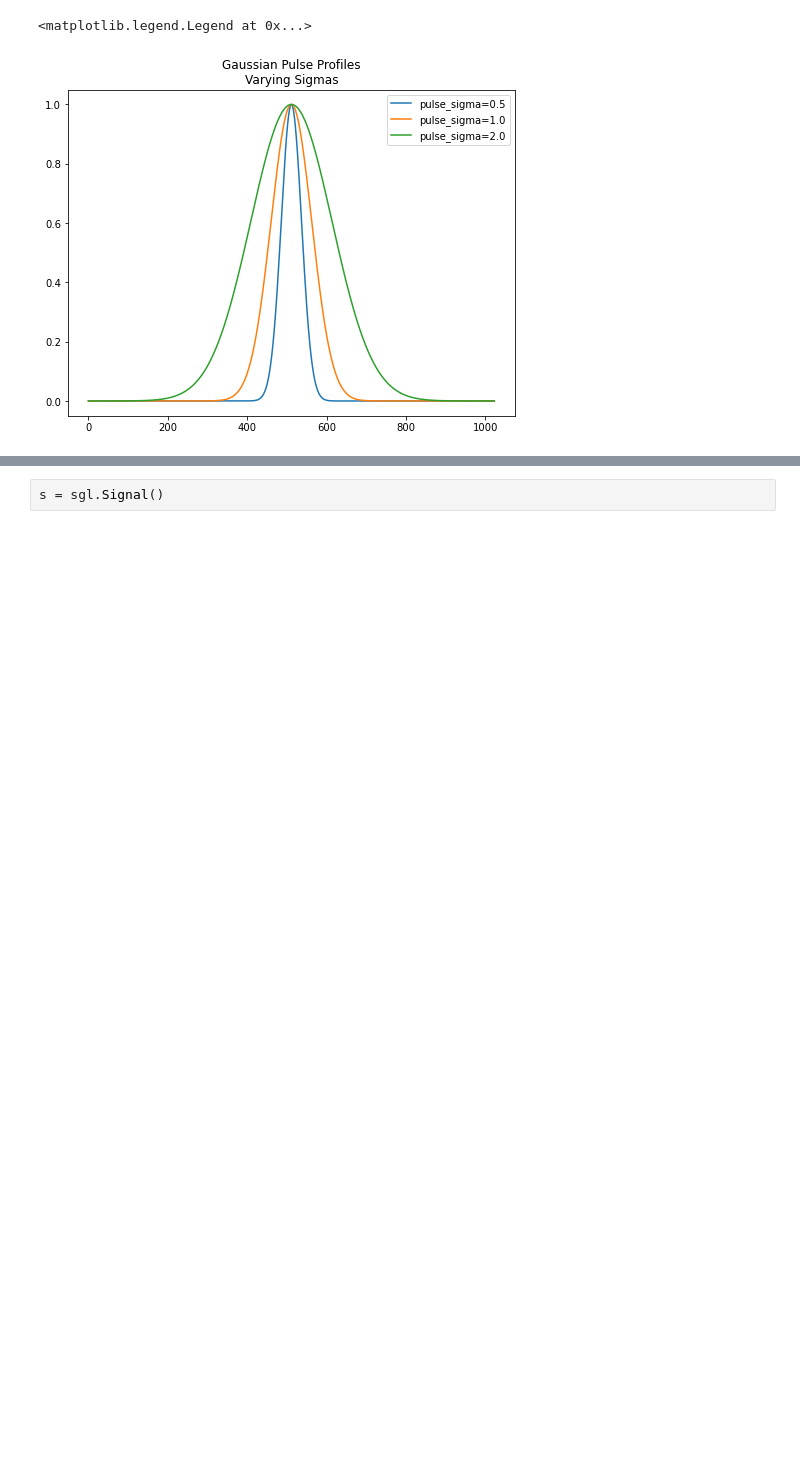
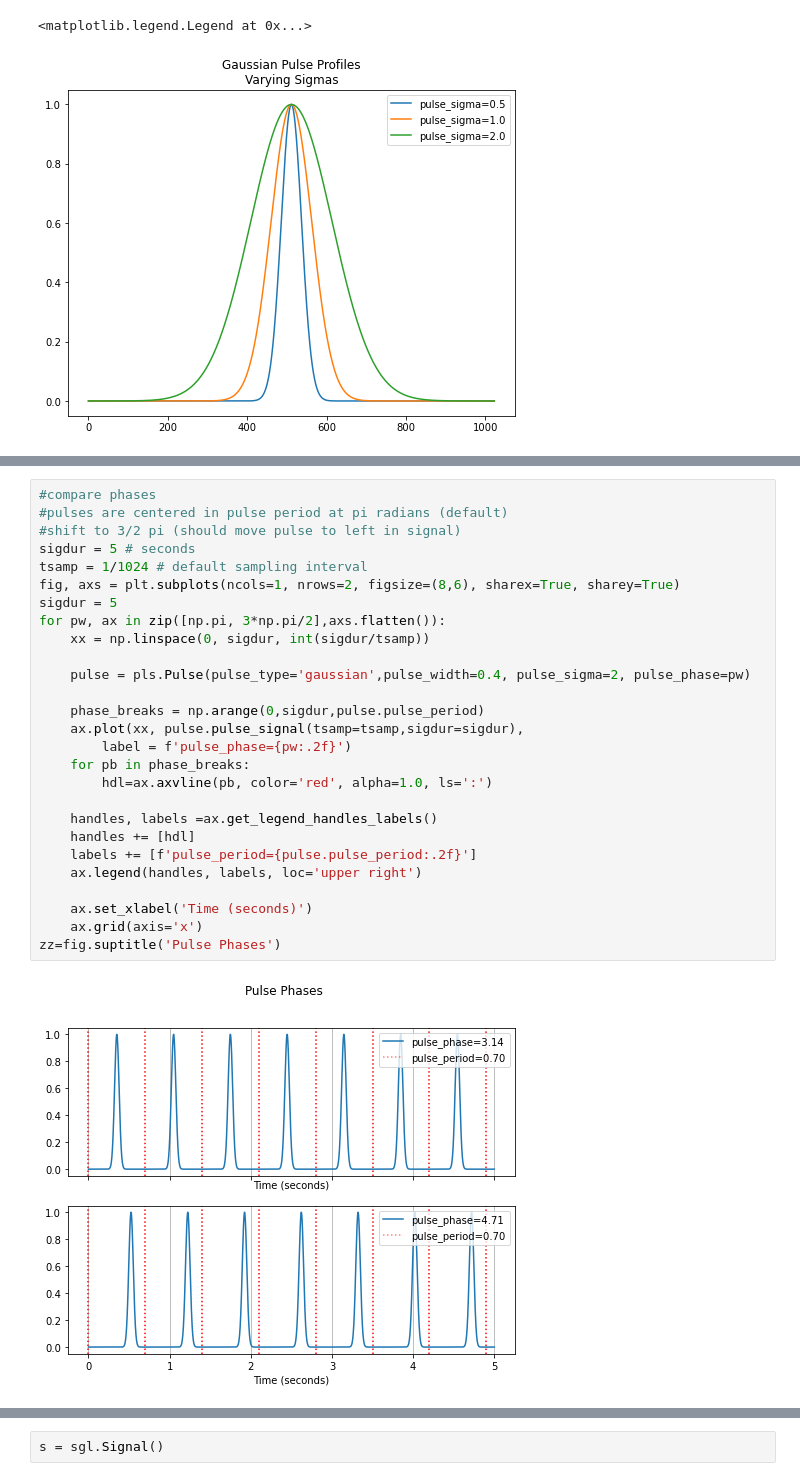
Before and after one commit to kevinmcmanus/signal, a Jupyter notebook: sigdemo.ipynb, the cells around one changed output, grey strips where cells are left out. Cells and saved outputs as stored; diff of their text form; blank space fills up the shorter version.

```diff
--- a/sigdemo.ipynb
+++ b/sigdemo.ipynb
@@ -58,0 +125,29 @@ ZeroDivisionError: float division by zero
+# %%
+#compare phases
+#pulses are centered in pulse period at pi radians (default)
+#shift to 3/2 pi (should move pulse to left in signal)
+sigdur = 5 # seconds
+tsamp = 1/1024 # default sampling interval
+fig, axs = plt.subplots(ncols=1, nrows=2, figsize=(8,6), sharex=True, sharey=True)
+sigdur = 5
+for pw, ax in zip([np.pi, 3*np.pi/2],axs.flatten()):
+    xx = np.linspace(0, sigdur, int(sigdur/tsamp))
+
+    pulse = pls.Pulse(pulse_type='gaussian',pulse_width=0.4, pulse_sigma=2, pulse_phase=pw)
+
+    phase_breaks = np.arange(0,sigdur,pulse.pulse_period)
+    ax.plot(xx, pulse.pulse_signal(tsamp=tsamp,sigdur=sigdur),
+        label = f'pulse_phase={pw:.2f}')
+    for pb in phase_breaks:
+        hdl=ax.axvline(pb, color='red', alpha=1.0, ls=':')
+
+    handles, labels =ax.get_legend_handles_labels()
+    handles += [hdl]
+    labels += [f'pulse_period={pulse.pulse_period:.2f}']
+    ax.legend(handles, labels, loc='upper right')
+
+    ax.set_xlabel('Time (seconds)')
+    ax.grid(axis='x')
+zz=fig.suptitle('Pulse Phases')
+# %% [output]
+[figure, added]
```
Also changed, not shown: parts of 9 cells of this notebook, 2 other files.
